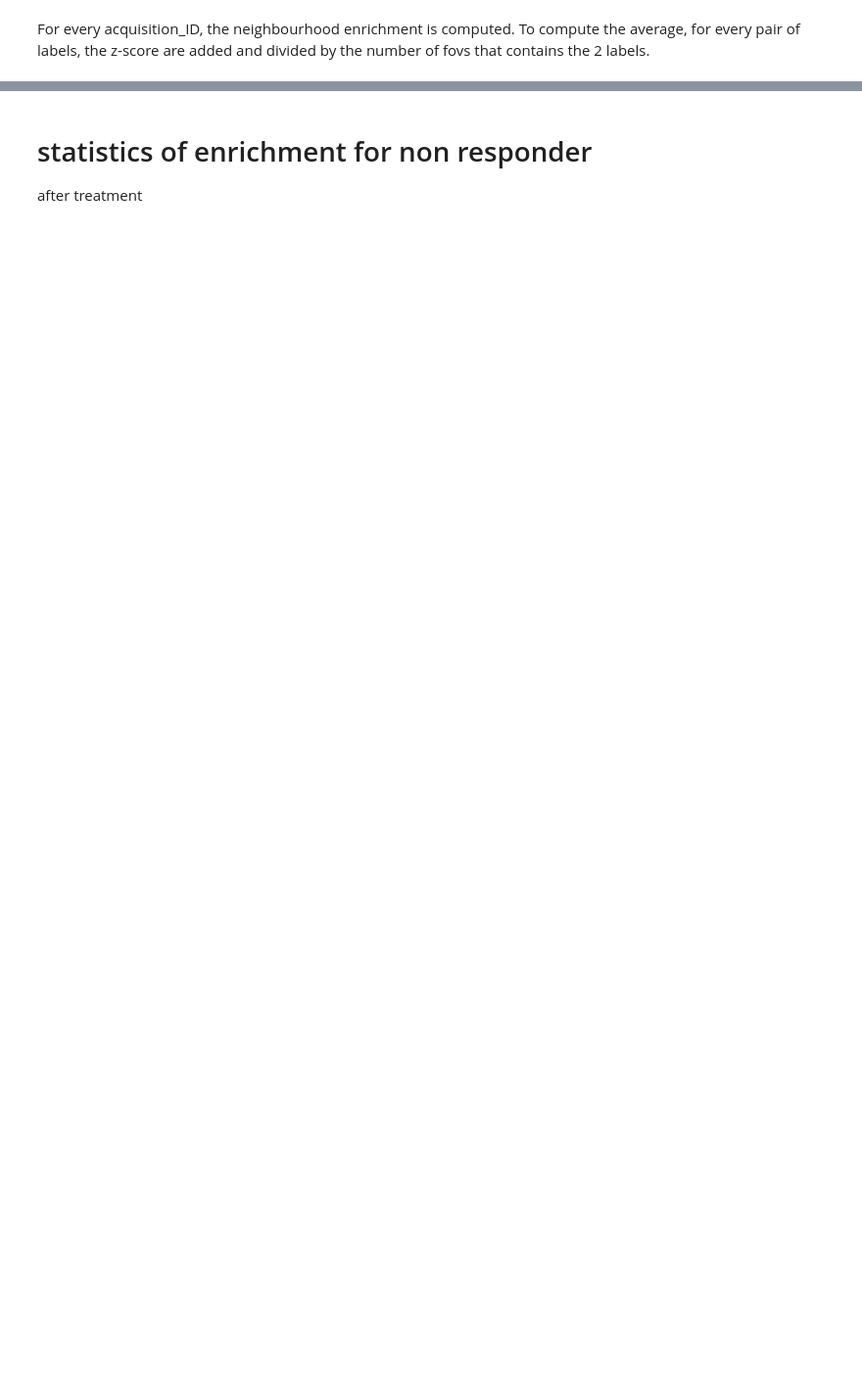
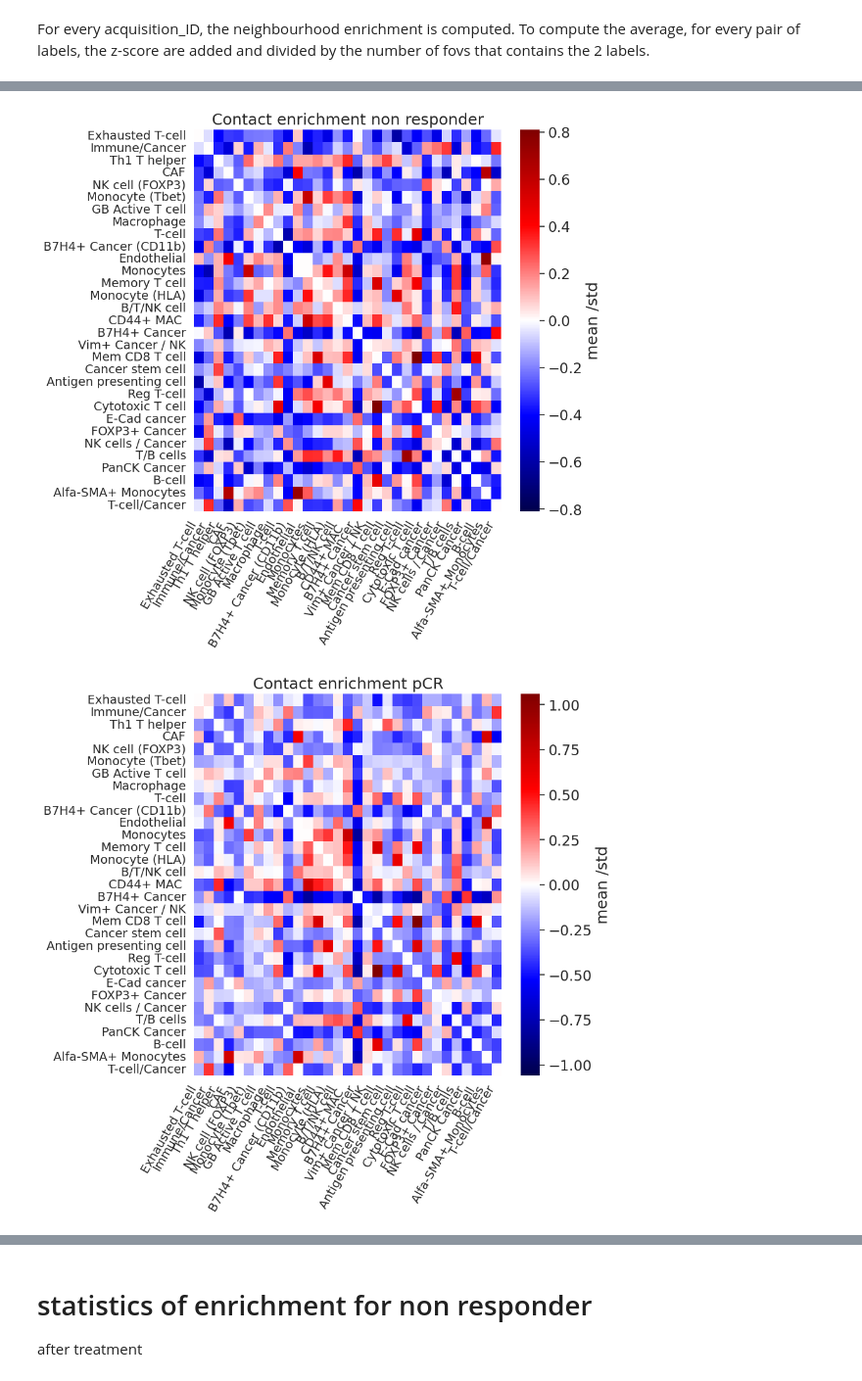
Before and after one commit to Schumacher-group/IMC_TNBC_analysis, a Jupyter notebook: results_analysis/spatial.ipynb, the cells around one changed output, grey strips where cells are left out. Shown at 98% size. Cells and saved outputs as stored; diff of their text form; code cells hidden in the pictures; blank space fills up the shorter version.

```diff
--- a/results_analysis/spatial.ipynb
+++ b/results_analysis/spatial.ipynb
@@ -241,0 +144,34 @@ output_fig+'/spatial/enrichment.png'
+# %%
+
+#axs[2].sharey(axs[1])
+#axs[0].get_shared_y_axes().join(axs[1],axs[2])
+
+aux = X[y == 'Non-Responder']
+mean_nR = pd.DataFrame(np.nanmean(aux,axis = 0)/np.nanstd(aux,axis = 0),index = labels_list,columns=labels_list)
+
+np.fill_diagonal(mean_nR.values,0)
+aux = X[y == 'pCR']
+mean_pCr = pd.DataFrame(np.nanmean(aux,axis = 0)/np.nanstd(aux,axis = 0),index = labels_list,columns=labels_list)
+np.fill_diagonal(mean_pCr.values,0)
+plt.figure(figsize = (8,8))
+plt.title('Contact enrichment non responder')
+vmax = mean_nR.abs().to_numpy().max()
+sns.heatmap(mean_nR,cmap='seismic',xticklabels=True,yticklabels=True,vmin = -vmax,vmax = vmax,cbar = True,cbar_kws={'label':'mean /std'})
+_ = plt.xticks(rotation=60,fontsize = 14,ha='right')
+_ = plt.yticks(fontsize = 14)
+plt.figure(figsize = (8,8))
+plt.title('Contact enrichment pCR')
+vmax = mean_pCr.abs().to_numpy().max()
+sns.heatmap(mean_pCr,cmap='seismic',xticklabels=True,yticklabels=True,cbar =True,vmin = -vmax,vmax = vmax,cbar_kws={'label':'mean /std'})
+_ = plt.xticks(rotation=60,fontsize = 14,ha='right')
+_ = plt.yticks(fontsize = 14)
+plt.figure(figsize = (12,12))
+
+sns.heatmap(mean_pCr-mean_nR,cmap='seismic',xticklabels=True,yticklabels=True,cbar = True,cbar_kws={'label':' More in contact in pCR vs non responders'})
+_ = plt.xticks(rotation=60,fontsize = 14,ha='right')
+_ = plt.yticks(fontsize = 14)
+plt.tight_layout()
+#plt.savefig('../figures/spatial/neigh_diff_response.png')
+# %% [output]
+[figure, added]
+[figure, added]
```
Also changed, not shown: parts of 54 cells of this notebook, 44 other files.
